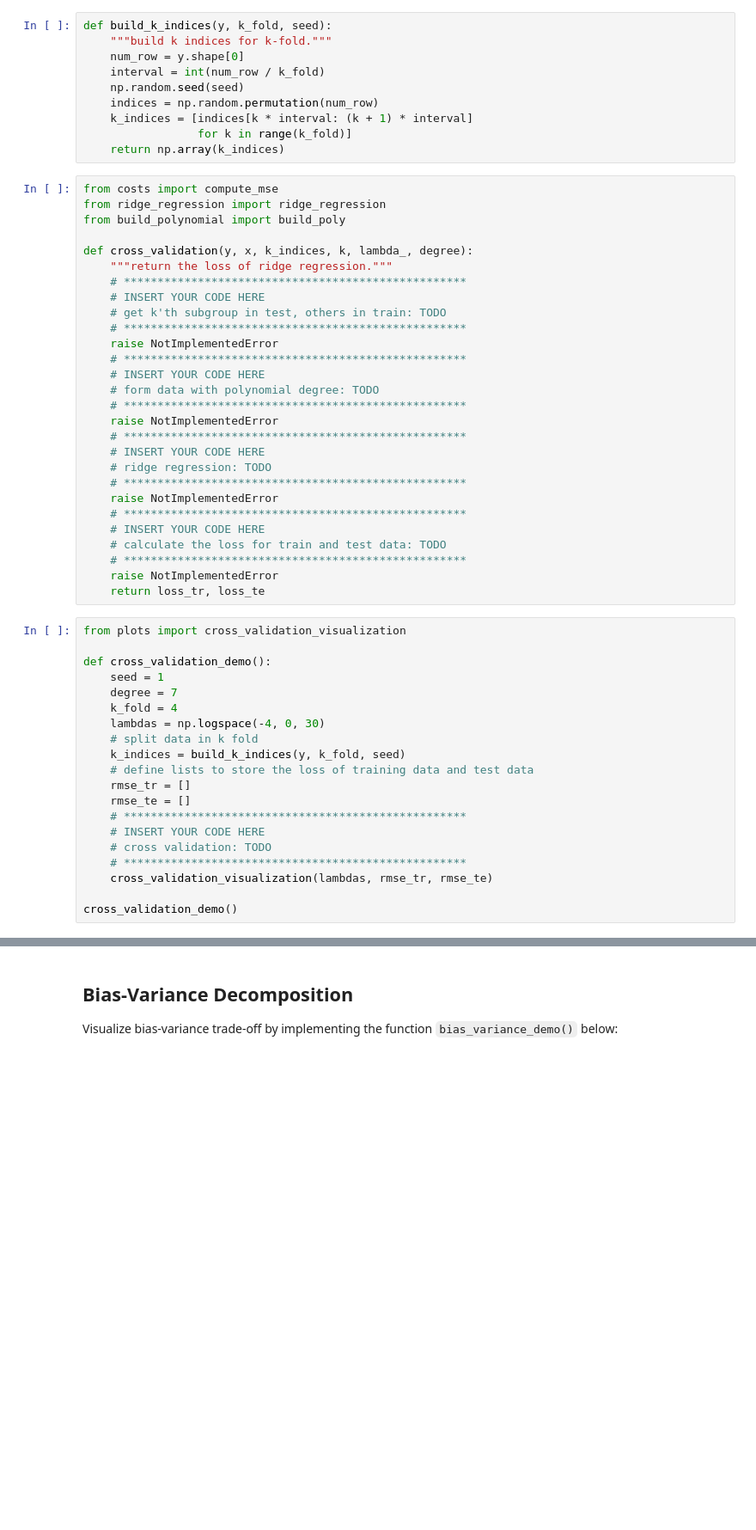
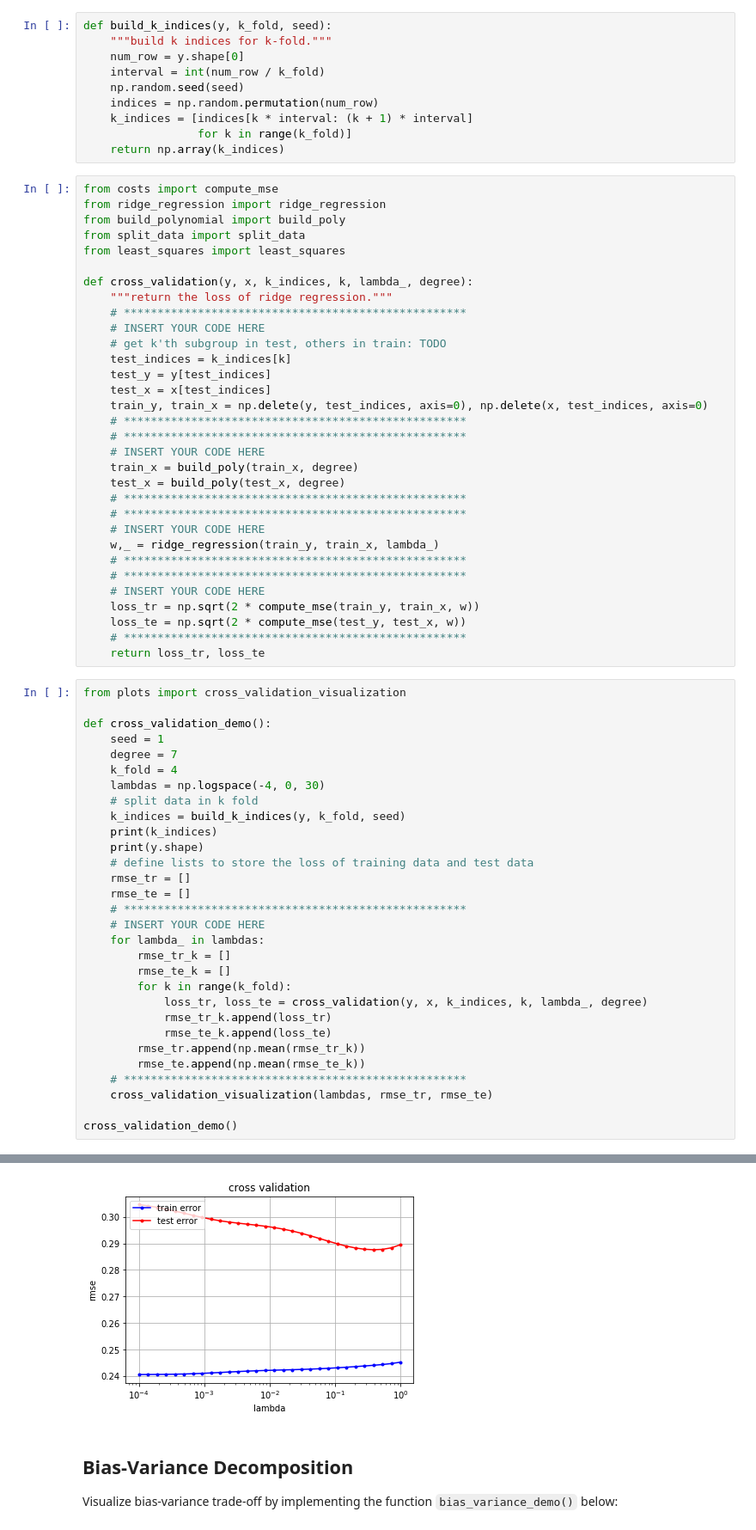
Before and after one commit to MNabegh/ML_course, a Jupyter notebook: labs/ex04/template/ex04.ipynb, the cells around one changed output, grey strips where cells are left out. Shown: that part at 86% size. Cells and saved outputs as stored; diff of their text form; blank space fills up the shorter version.

```diff
--- a/labs/ex04/template/ex04.ipynb
+++ b/labs/ex04/template/ex04.ipynb
@@ -28,29 +31,33 @@ def build_k_indices(y, k_fold, seed):
 from costs import compute_mse
 from ridge_regression import ridge_regression
 from build_polynomial import build_poly
+from split_data import split_data
+from least_squares import least_squares
 
 def cross_validation(y, x, k_indices, k, lambda_, degree):
     """return the loss of ridge regression."""
     # ***************************************************
     # INSERT YOUR CODE HERE
     # get k'th subgroup in test, others in train: TODO
+    test_indices = k_indices[k]
+    test_y = y[test_indices]
+    test_x = x[test_indices]
+    train_y, train_x = np.delete(y, test_indices, axis=0), np.delete(x, test_indices, axis=0)
     # ***************************************************
-    raise NotImplementedError
     # ***************************************************
     # INSERT YOUR CODE HERE
-    # form data with polynomial degree: TODO
+    train_x = build_poly(train_x, degree)
+    test_x = build_poly(test_x, degree)
     # ***************************************************
-    raise NotImplementedError
     # ***************************************************
     # INSERT YOUR CODE HERE
-    # ridge regression: TODO
+    w,_ = ridge_regression(train_y, train_x, lambda_)
     # ***************************************************
-    raise NotImplementedError
     # ***************************************************
     # INSERT YOUR CODE HERE
-    # calculate the loss for train and test data: TODO
+    loss_tr = np.sqrt(2 * compute_mse(train_y, train_x, w))
+    loss_te = np.sqrt(2 * compute_mse(test_y, test_x, w))
     # ***************************************************
-    raise NotImplementedError
     return loss_tr, loss_te
 # %%
 from plots import cross_validation_visualization
@@ -62,13 +69,24 @@ def cross_validation_demo():
     lambdas = np.logspace(-4, 0, 30)
     # split data in k fold
     k_indices = build_k_indices(y, k_fold, seed)
+    print(k_indices)
+    print(y.shape)
     # define lists to store the loss of training data and test data
     rmse_tr = []
     rmse_te = []
     # ***************************************************
     # INSERT YOUR CODE HERE
-    # cross validation: TODO
+    for lambda_ in lambdas:
+        rmse_tr_k = []
+        rmse_te_k = []
+        for k in range(k_fold):
+            loss_tr, loss_te = cross_validation(y, x, k_indices, k, lambda_, degree)
+            rmse_tr_k.append(loss_tr)
+            rmse_te_k.append(loss_te)
+        rmse_tr.append(np.mean(rmse_tr_k))
+        rmse_te.append(np.mean(rmse_te_k))
     # ***************************************************
     cross_validation_visualization(lambdas, rmse_tr, rmse_te)
 
 cross_validation_demo()
+# %% [output]
@@ -75,3 +98,4 @@ cross_validation_demo()
+[figure, added]
 # %% [markdown]
 ## Bias-Variance Decomposition
 Visualize bias-variance trade-off by implementing the function `bias_variance_demo()` below:
```
Also changed, not shown: parts of 3 cells of this notebook, 3 other files.
